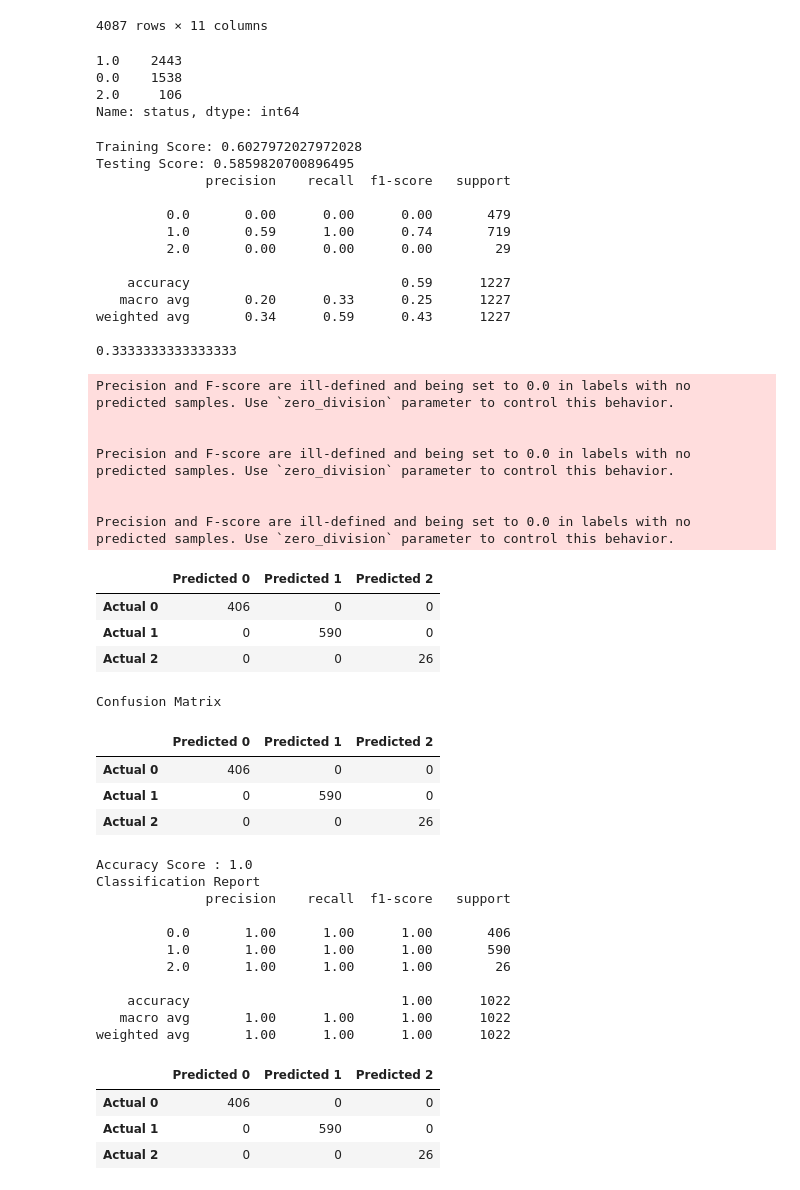
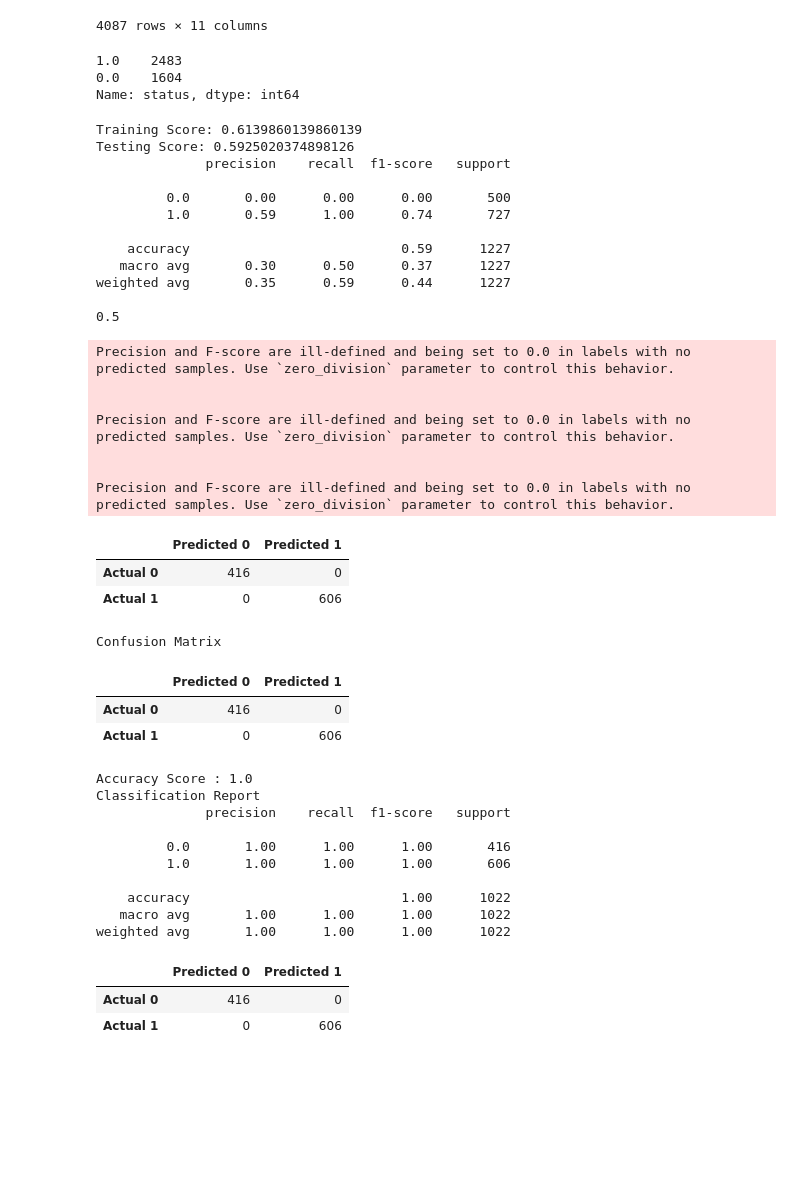
Before and after one commit to guevarch/projectchris, a Jupyter notebook: Final/BTC Machine Learning 2.ipynb, the cells around one changed output. Drawn from its saved outputs; the diff is of its cells as text; code cells hidden in the pictures; blank space fills up the shorter version.

```diff
--- a/Final/BTC Machine Learning 2.ipynb
+++ b/Final/BTC Machine Learning 2.ipynb
@@ -109,13 +109,13 @@ fig.write_html('../static/MAwithValue.html')
 # %%
 df = df.drop(columns=['200D','300D', '50D'])
 df['meanvalue'] = df["price"] - df["meanavge"]
-df['status'] = df['networkvalue'].apply(lambda x: '1' if x > 0 else '0')
-df['status1'] = df['meanvalue'].apply(lambda x: '1' if x > 0 else '0')
+# df['status'] = df['networkvalue'].apply(lambda x: '1' if x > 0 else '0')
+df['status'] = df['meanvalue'].apply(lambda x: '1' if x > 0 else '0')
+# df['status']=df['status'].astype("float")
 df['status']=df['status'].astype("float")
-df['status1']=df['status1'].astype("float")
-df['statusfinal'] = df['status1'] + df['status']
-df = df.drop(columns=['status','status1'])
-df = df.rename(columns={"statusfinal": "status"})
+# df['statusfinal'] = df['status1'] + df['status']
+# df = df.drop(columns=['status','status1'])
+# df = df.rename(columns={"statusfinal": "status"})
 df
 # %% [output]
 |  | date | price | wallets | address | mined | Metcafe | value | networkvalue | meanavge | meanvalue | ... |
@@ -134,9 +134,8 @@ df
 # %%
 df['status'].value_counts()
 # %% [output]
-1.0    2443
-0.0    1538
-2.0     106
+1.0    2483
+0.0    1604
 Name: status, dtype: int64
 # %%
 
@@ -168,19 +167,18 @@ print(f'Testing Score: {classifier.score(X_test, y_test)}')
 print(classification_report(y_test, y_pred))
 print(balanced_accuracy_score(y_test, y_pred))
 # %% [output]
-Training Score: 0.6027972027972028
-Testing Score: 0.5859820700896495
+Training Score: 0.6139860139860139
+Testing Score: 0.5925020374898126
               precision    recall  f1-score   support
 
-         0.0       0.00      0.00      0.00       479
-         1.0       0.59      1.00      0.74       719
-         2.0       0.00      0.00      0.00        29
+         0.0       0.00      0.00      0.00       500
+         1.0       0.59      1.00      0.74       727
 
     accuracy                           0.59      1227
-   macro avg       0.20      0.33      0.25      1227
-weighted avg       0.34      0.59      0.43      1227
+   macro avg       0.30      0.50      0.37      1227
+weighted avg       0.35      0.59      0.44      1227
 
-0.3333333333333333
+0.5
 Precision and F-score are ill-defined and being set to 0.0 in labels with no predicted samples. Use `zero_division` parameter to control this behavior.
 
 
@@ -214,17 +212,16 @@ predictions = model.predict(X_test_scaled)
 # %%
 # Calculating the confusion matrix
 cm = confusion_matrix(y_test, predictions)
 
 # Create a DataFrame from the confusion matrix.
 cm_df = pd.DataFrame(
-    cm, index=["Actual 0", "Actual 1", "Actual 2"], columns=["Predicted 0", "Predicted 1", "Predicted 2"])
+    cm, index=["Actual 0", "Actual 1"], columns=["Predicted 0", "Predicted 1"])
 
 cm_df
 # %% [output]
-|  | Predicted 0 | Predicted 1 | Predicted 2 |
-| Actual 0 | 406 | 0 | 0 |
-| Actual 1 | 0 | 590 | 0 |
-| Actual 2 | 0 | 0 | 26 |
+|  | Predicted 0 | Predicted 1 |
+| Actual 0 | 416 | 0 |
+| Actual 1 | 0 | 606 |
 # %%
 # Calculating the accuracy score.
 acc_score = accuracy_score(y_test, predictions)
@@ -237,17 +234,15 @@ print("Classification Report")
 print(classification_report(y_test, predictions))
 # %% [output]
 Confusion Matrix
-|  | Predicted 0 | Predicted 1 | Predicted 2 |
-| Actual 0 | 406 | 0 | 0 |
-| Actual 1 | 0 | 590 | 0 |
-| Actual 2 | 0 | 0 | 26 |
+|  | Predicted 0 | Predicted 1 |
+| Actual 0 | 416 | 0 |
+| Actual 1 | 0 | 606 |
 Accuracy Score : 1.0
 Classification Report
               precision    recall  f1-score   support
 
-         0.0       1.00      1.00      1.00       406
-         1.0       1.00      1.00      1.00       590
-         2.0       1.00      1.00      1.00        26
+         0.0       1.00      1.00      1.00       416
+         1.0       1.00      1.00      1.00       606
 
     accuracy                           1.00      1022
    macro avg       1.00      1.00      1.00      1022
@@ -277,14 +272,13 @@ cm = confusion_matrix(y_test, predictions)
 
 # Create a DataFrame from the confusion matrix.
 cm_df = pd.DataFrame(
-    cm, index=["Actual 0", "Actual 1", "Actual 2"], columns=["Predicted 0", "Predicted 1", "Predicted 2"])
+    cm, index=["Actual 0", "Actual 1"], columns=["Predicted 0", "Predicted 1"])
 
 cm_df
 # %% [output]
-|  | Predicted 0 | Predicted 1 | Predicted 2 |
-| Actual 0 | 406 | 0 | 0 |
-| Actual 1 | 0 | 590 | 0 |
-| Actual 2 | 0 | 0 | 26 |
+|  | Predicted 0 | Predicted 1 |
+| Actual 0 | 416 | 0 |
+| Actual 1 | 0 | 606 |
 # %%
 # Calculating the accuracy score.
 acc_score = accuracy_score(y_test, predictions)
```
Also changed, not shown: parts of 18 cells of this notebook, 12 other files.
